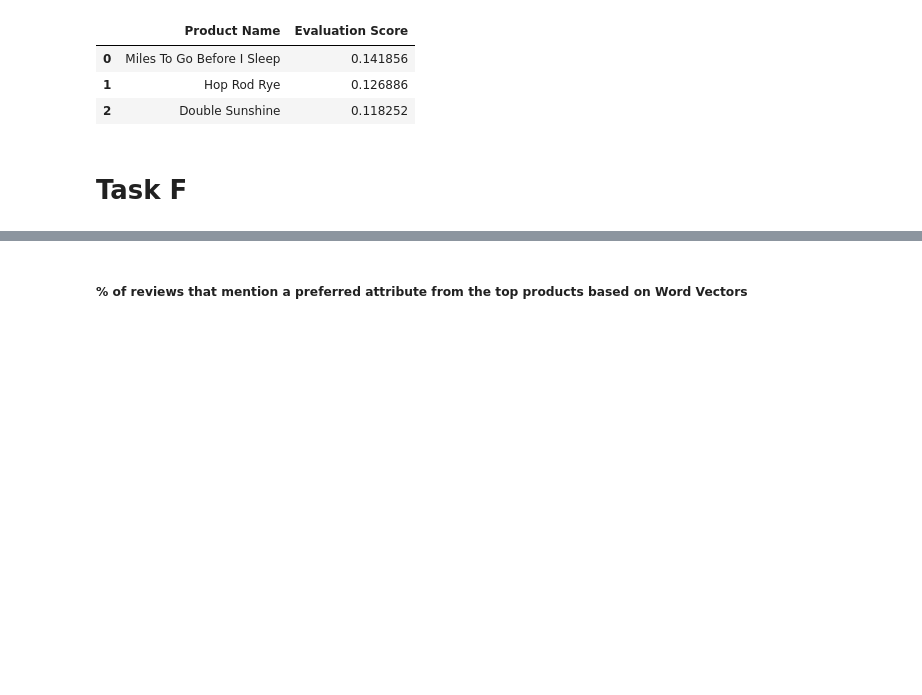
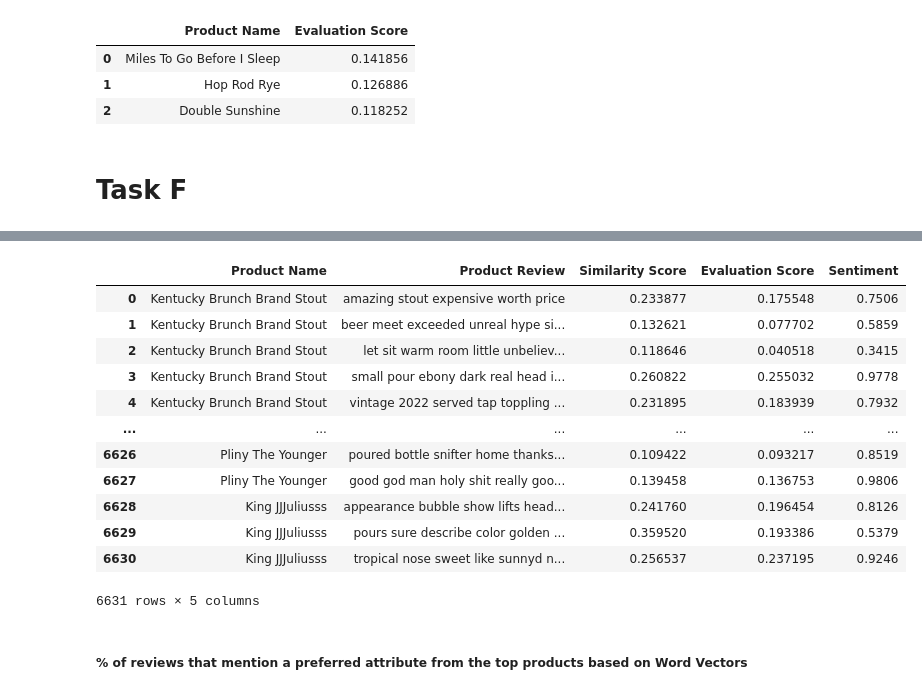
Before and after one commit to saiyam-shah/beer-recommender-system, a Jupyter notebook: Beer_recommender_system.ipynb, the cells around one changed output, grey strips where cells are left out. Cells and saved outputs as stored; diff of their text form; code cells hidden in the pictures; blank space fills up the shorter version.

```diff
--- a/Beer_recommender_system.ipynb
+++ b/Beer_recommender_system.ipynb
@@ -439,3 +475,21 @@ Top 3 Recommended Brands:
+# %%
+result_df['Sentiment'] = result_df['Sentiment Score'].apply(lambda x: x['compound'])
+result_df=result_df.drop(['Sentiment Score'],axis=1)
+result_df
+# %% [output]
+|  | Product Name | Product Review | Similarity Score | Evaluation Score | Sentiment |
+| 0 | Kentucky Brunch Brand Stout | amazing stout expensive worth price | 0.233877 | 0.175548 | 0.7506 |
+| 1 | Kentucky Brunch Brand Stout | beer meet exceeded unreal hype si... | 0.132621 | 0.077702 | 0.5859 |
+| 2 | Kentucky Brunch Brand Stout | let sit warm room little unbeliev... | 0.118646 | 0.040518 | 0.3415 |
+| 3 | Kentucky Brunch Brand Stout | small pour ebony dark real head i... | 0.260822 | 0.255032 | 0.9778 |
+| 4 | Kentucky Brunch Brand Stout | vintage 2022 served tap toppling ... | 0.231895 | 0.183939 | 0.7932 |
+| ... | ... | ... | ... | ... | ... |
+| 6626 | Pliny The Younger | poured bottle snifter home thanks... | 0.109422 | 0.093217 | 0.8519 |
+| 6627 | Pliny The Younger | good god man holy shit really goo... | 0.139458 | 0.136753 | 0.9806 |
+| 6628 | King JJJuliusss | appearance bubble show lifts head... | 0.241760 | 0.196454 | 0.8126 |
+| 6629 | King JJJuliusss | pours sure describe color golden ... | 0.359520 | 0.193386 | 0.5379 |
+| 6630 | King JJJuliusss | tropical nose sweet like sunnyd n... | 0.256537 | 0.237195 | 0.9246 |
+6631 rows × 5 columns
 # %%
 #Let's analyze the difference by considering the % of reviews that mention a preferred attribute
 
```
Also changed, not shown: parts of 14 cells of this notebook.
